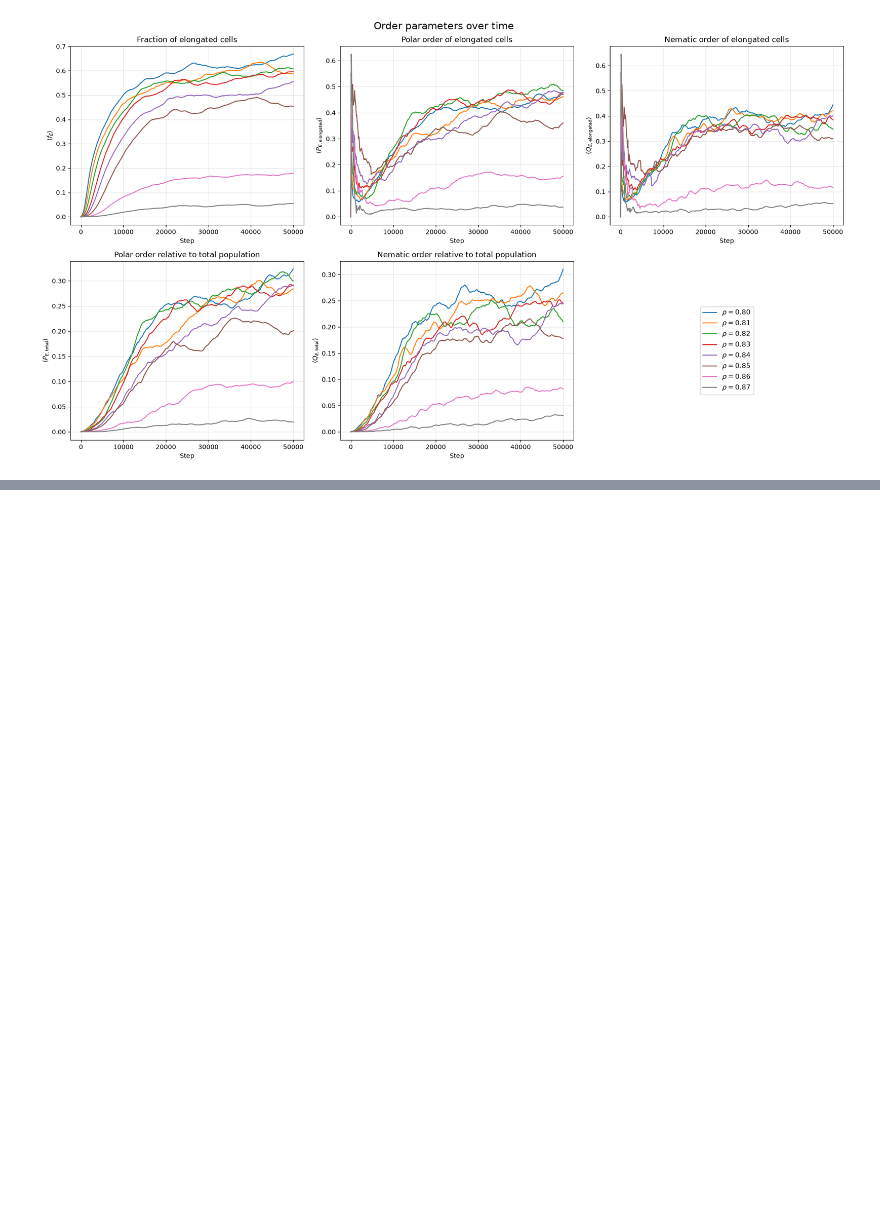
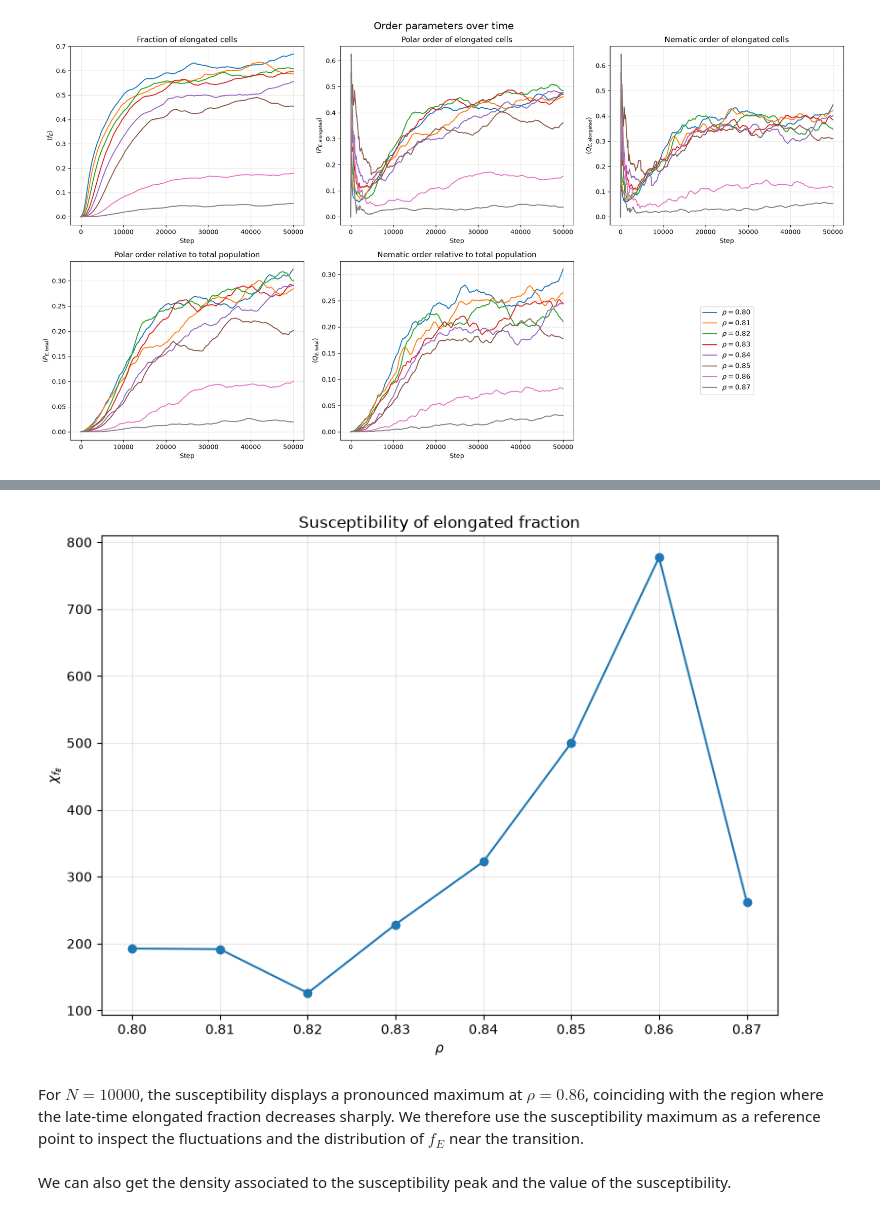
Before and after one commit to gonzaloangaut/oncostreams_analysis_triangular, a Jupyter notebook: order_parameters_analysis.ipynb, the cells around one changed output, grey strips where cells are left out. Cells and saved outputs as stored; diff of their text form; code cells hidden in the pictures; blank space fills up the shorter version.

```diff
--- a/order_parameters_analysis.ipynb
+++ b/order_parameters_analysis.ipynb
@@ -310,0 +576,16 @@ plt.show()
+# %%
+# Calculate the first and second moments of f_E
+op_steady["f_E_squared"] = op_steady["f_E"]**2
+
+# First average over time for each seed
+f_E_moments_seed = (
+    op_steady
+    .groupby(["N", "actual_N", "rho", "seed"])
+    .agg(
+        f_E_mean=("f_E", "mean"),
+        f_E_squared_mean=("f_E_squared", "mean"),
+    )
+    .reset_index()
+)
+
+f_E_moments_seed.head()
@@ -310,0 +631,41 @@ plt.show()
+# %%
+# Plot the susceptibility of the elongated fraction as a function of density
+plt.figure(figsize=(8, 6))
+
+plt.plot(
+    f_E_moments["rho"],
+    f_E_moments["chi_f_E"],
+    marker="o"
+)
+
+plt.xlabel(r"$\rho$")
+plt.ylabel(r"$\chi_{f_E}$")
+
+plt.grid(alpha=0.3)
+
+graph_title = "Susceptibility of elongated fraction"
+
+plt.title(graph_title)
+
+rout_title = graph_title.lower().replace(" ", "_")
+
+folder_name = "figures/order_parameters"
+
+if not os.path.exists(folder_name):
+    os.makedirs(folder_name)
+
+plt.tight_layout()
+
+plt.savefig(
+    f"{folder_name}/{rout_title}.png",
+    dpi=300,
+    bbox_inches="tight"
+)
+
+plt.show()
+# %% [output]
+[figure, added]
+# %% [markdown]
+For $N=10000$, the susceptibility displays a pronounced maximum at $\rho=0.86$, coinciding with the region where the late-time elongated fraction decreases sharply. We therefore use the susceptibility maximum as a reference point to inspect the fluctuations and the distribution of $f_E$ near the transition.
+# %% [markdown]
+We can also get the density associated to the susceptibility peak and the value of the susceptibility.
```
Also changed, not shown: parts of 31 cells of this notebook, 4 other files.
